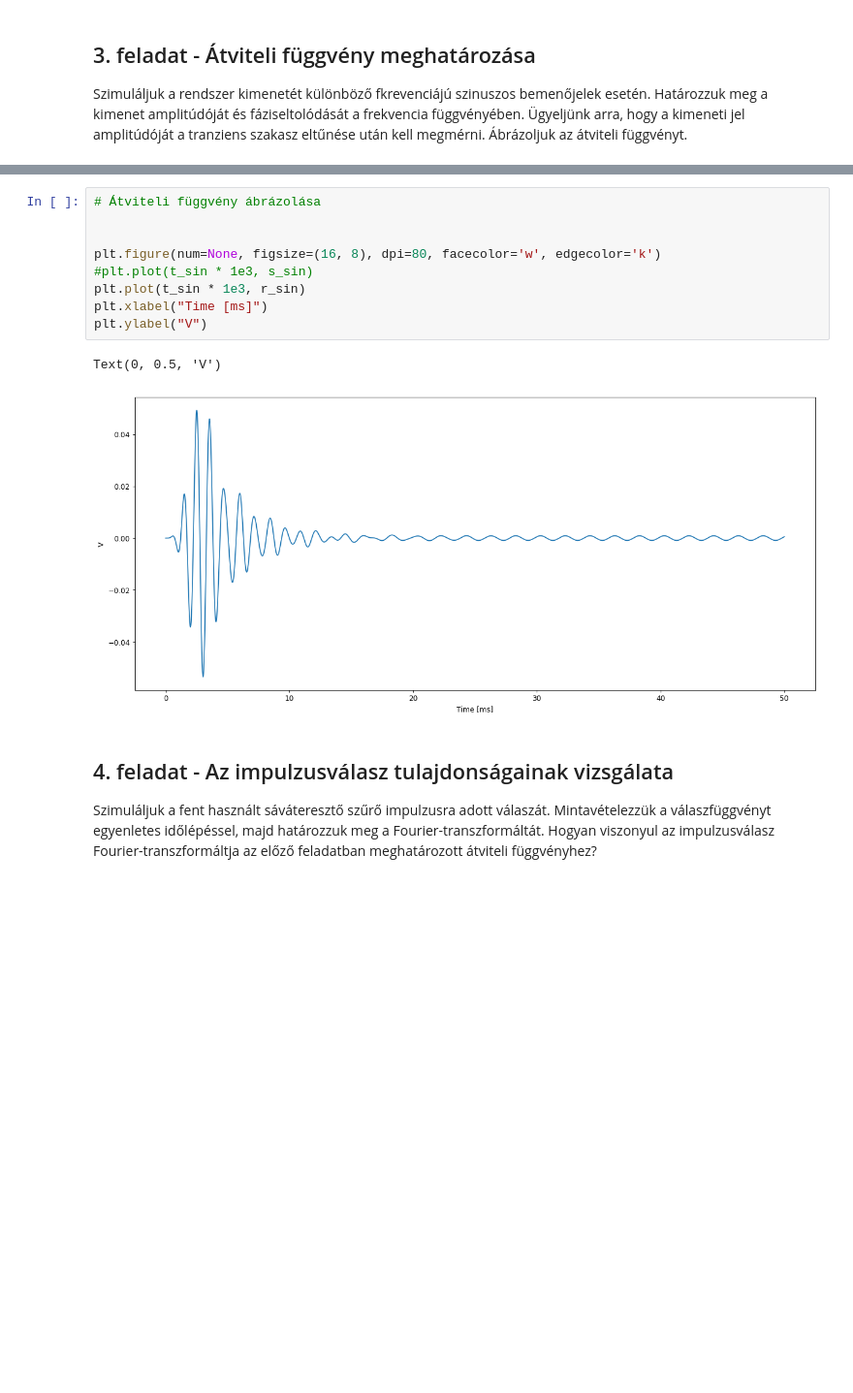
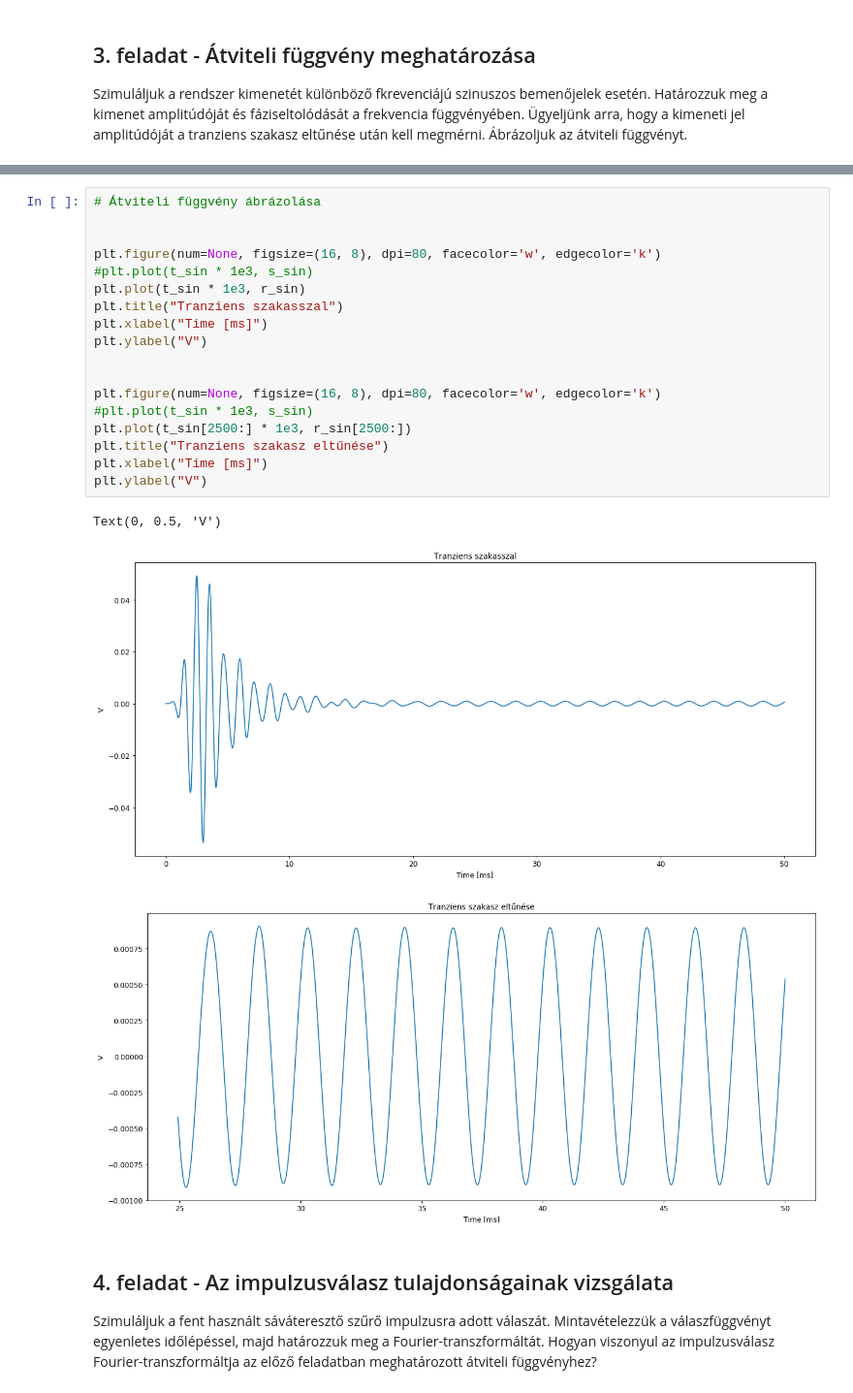
Before and after one commit to Tominano/Numerical-methods-of-physics-II, a Jupyter notebook: 3_feladatsor/3_feladat_Kapolcs.ipynb, the cells around one changed output, grey strips where cells are left out. Shown at 97% size. Drawn from its saved outputs; the diff is of its cells as text; blank space fills up the shorter version.

```diff
--- a/3_feladatsor/3_feladat_Kapolcs.ipynb
+++ b/3_feladatsor/3_feladat_Kapolcs.ipynb
@@ -419,15 +417,25 @@ Text(0, 0.5, 'V')
 # %%
 # Átviteli függvény ábrázolása
 
 
 plt.figure(num=None, figsize=(16, 8), dpi=80, facecolor='w', edgecolor='k')
 #plt.plot(t_sin * 1e3, s_sin)
 plt.plot(t_sin * 1e3, r_sin)
+plt.title("Tranziens szakasszal")
 plt.xlabel("Time [ms]")
 plt.ylabel("V")
+
+
+plt.figure(num=None, figsize=(16, 8), dpi=80, facecolor='w', edgecolor='k')
+#plt.plot(t_sin * 1e3, s_sin)
+plt.plot(t_sin[2500:] * 1e3, r_sin[2500:])
+plt.title("Tranziens szakasz eltűnése")
+plt.xlabel("Time [ms]")
+plt.ylabel("V")
 # %% [output]
 Text(0, 0.5, 'V')
-[figure, old version]
+[figure, new version]
+[figure, added]
 # %% [markdown]
 ## 4. feladat - Az impulzusválasz tulajdonságainak vizsgálata
 
```
Also changed, not shown: parts of 2 cells of this notebook.
